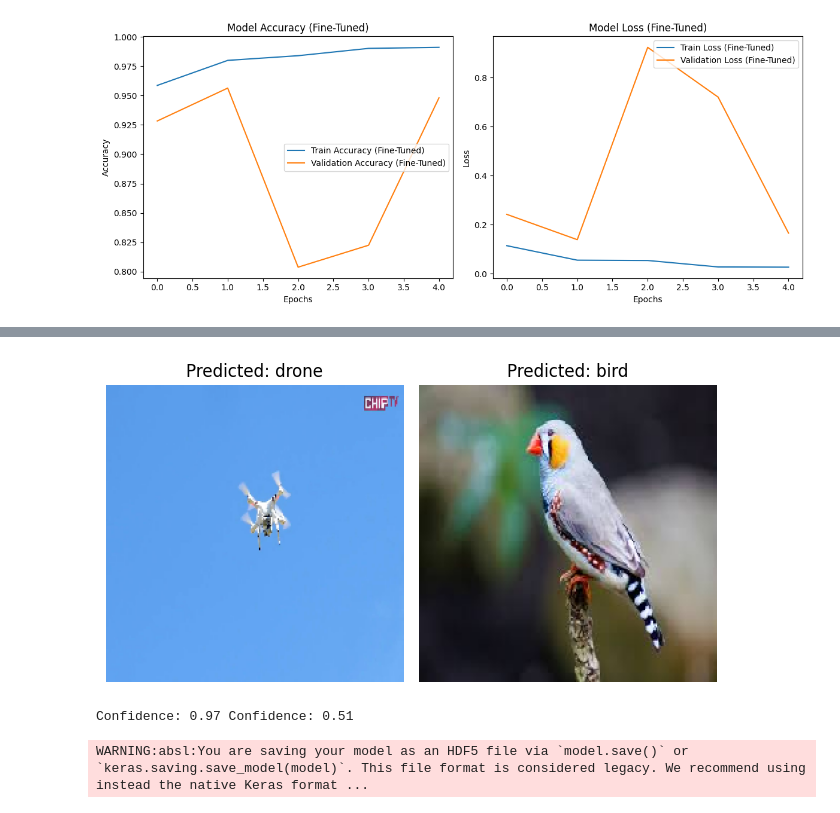
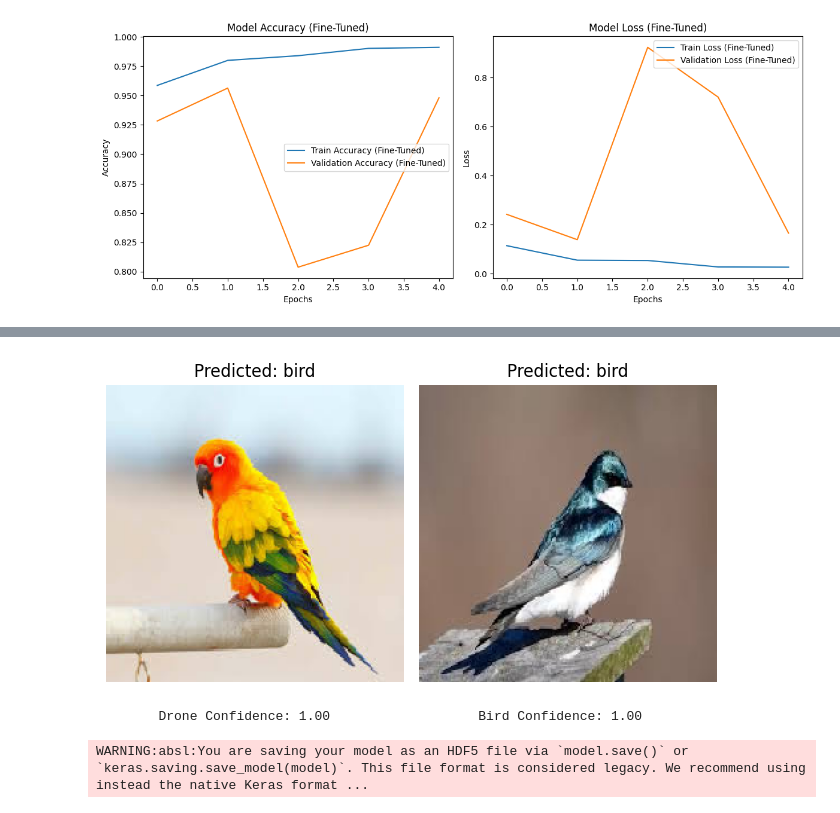
Before and after one commit to eggstink/transfer-learning, a Jupyter notebook: drone_or_bird.ipynb, the cells around one changed output, grey strips where cells are left out. Saved outputs shown, nothing was run; the diff lists cells and outputs as text; code cells hidden in the pictures.

Commit message:
added predictions of birds

```diff
--- a/drone_or_bird.ipynb
+++ b/drone_or_bird.ipynb
@@ -236,7 +236,7 @@ plot_fine_tuning_history(history_fine)
 [figure]
 # %%
 # Load and preprocess a test image
-test_image_path = r"C:\Users\ranz1\Desktop\New folder\000000000080.jpg"  # Use raw string
+test_image_path = r"C:\Users\ranz1\Desktop\bird3.jpg"  # Use raw string
 test_img = image.load_img(test_image_path, target_size=(image_height, image_width))
 test_img_array = image.img_to_array(test_img) / 255.0  # Normalize the image
 test_img_array = tf.expand_dims(test_img_array, axis=0)  # Add batch dimension
@@ -246,7 +246,9 @@ predictions = model.predict(test_img_array)
 predicted_class_index = tf.argmax(predictions[0]).numpy()
 predicted_class = image_classes[predicted_class_index]
 
-test_image_path2 = r"C:\Users\ranz1\Desktop\bird.jpg"  # Use raw string
+#"C:\Users\ranz1\Desktop\bird3.jpg"
+# C:\Users\ranz1\Desktop\New folder\000000000080.jpg
+test_image_path2 = r"C:\Users\ranz1\Desktop\bird2.jpg"  # Use raw string
 test_img2 = image.load_img(test_image_path2, target_size=(image_height, image_width))
 test_img_array2 = image.img_to_array(test_img2) / 255.0  # Normalize the image
 test_img_array2 = tf.expand_dims(test_img_array2, axis=0)  # Add batch dimension
@@ -277,5 +279,5 @@ plt.axis('off')
 
 plt.tight_layout()
 plt.show()
-print(f"Confidence: {predictions[0][predicted_class_index]:.2f} Confidence: {predictions2[0][predicted_class_index2]:.2f}")
+print(f"\tDrone Confidence: {predictions[0][predicted_class_index]:.2f} \t\t\t Bird Confidence: {predictions2[0][predicted_class_index2]:.2f}")
 # %% [output]
@@ -284,5 +286,5 @@ print(f"Confidence: {predictions[0][predicted_class_index]:.2f} Confidence: {pre
-[figure, old version]
+[figure, new version]
-Confidence: 0.97 Confidence: 0.51
+        Drone Confidence: 1.00                   Bird Confidence: 1.00
 # %%
 model.save('BirdVsDrone_model.h5')
 # %% [output]
```
Also changed, not shown: parts of 1 cell of this notebook.
